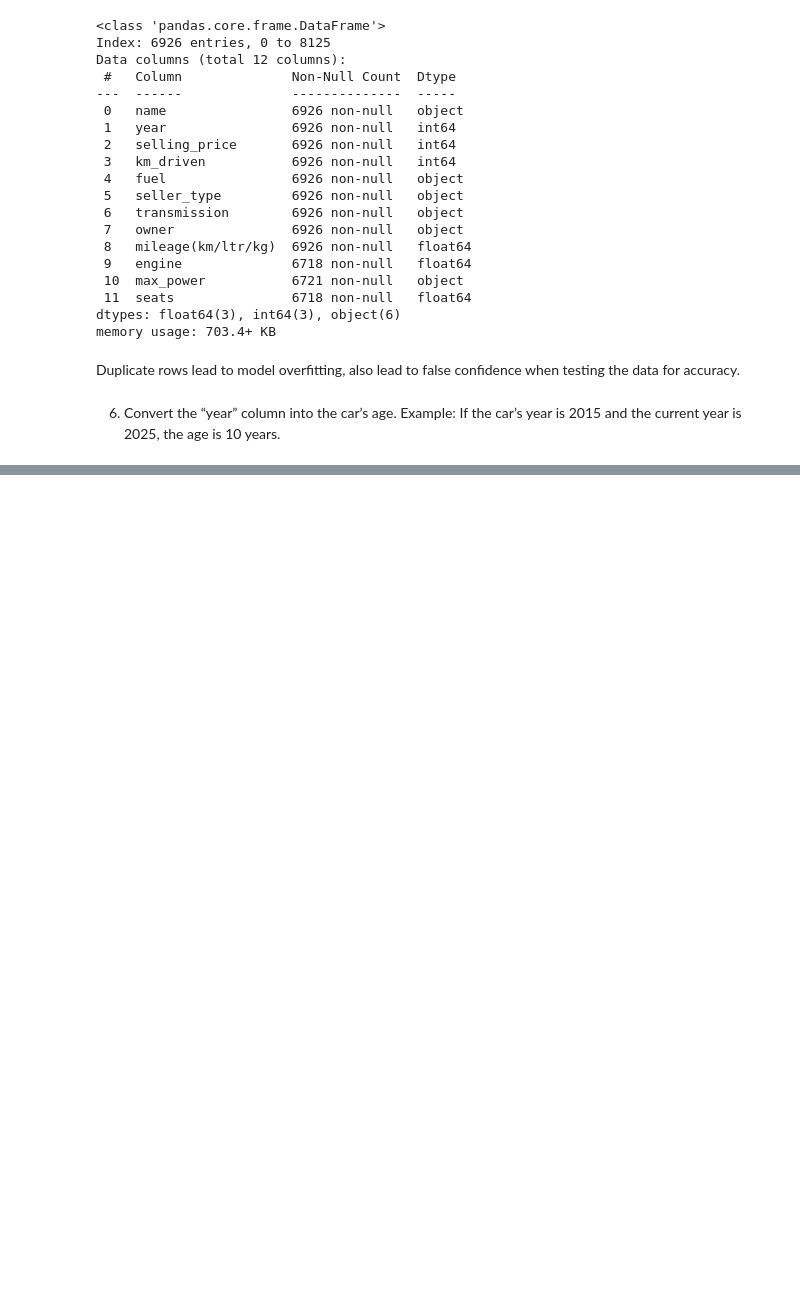
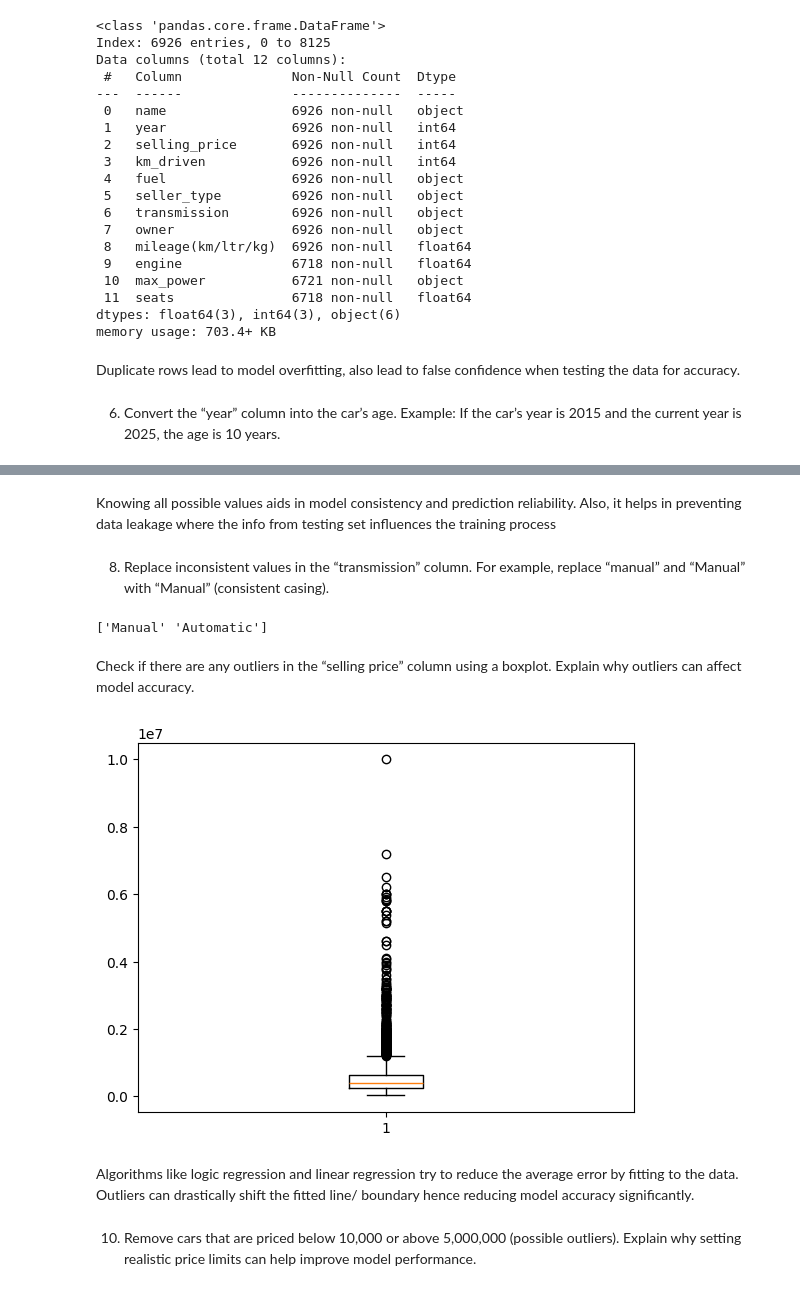
Before and after one commit to Cyrusz55/Car-Price-Prediction, a Jupyter notebook: Book1.ipynb, the cells around one changed output, grey strips where cells are left out. Cells and saved outputs as stored; diff of their text form; code cells hidden in the pictures; blank space fills up the shorter version.

```diff
--- a/Book1.ipynb
+++ b/Book1.ipynb
@@ -153,0 +173,28 @@ df.head()
+# %% [markdown]
+Knowing all possible values aids in model consistency and prediction reliability. Also, it helps in preventing data leakage where the info from testing set influences the training process
+# %% [markdown]
+8. Replace inconsistent values in the “transmission” column.
+ For example, replace “manual” and “Manual” with “Manual” (consistent casing).
+# %%
+unique_value = df['transmission'].unique()
+print(unique_value)
+# %% [output]
+['Manual' 'Automatic']
+# %%
+# replacing values in some certain column
+df['transmission'] = df['transmission'].replace('manual', 'Manual')
+df['transmission'] = df['transmission'].replace('automatic', 'Automatic')
+# %% [markdown]
+Check if there are any outliers in the “selling price” column using a boxplot.
+ Explain why outliers can affect model accuracy.
+# %%
+import matplotlib.pyplot as plt
+plt.boxplot(df['selling_price'])
+plt.show()
+# %% [output]
+[figure, added]
+# %% [markdown]
+Algorithms like logic regression and linear regression try to reduce the average error by fitting to the data. Outliers can drastically shift the fitted line/ boundary hence reducing model accuracy significantly.
+# %% [markdown]
+10. Remove cars that are priced below 10,000 or above 5,000,000 (possible outliers).
+ Explain why setting realistic price limits can help improve model performance.
```
Also changed, not shown: parts of 5 cells of this notebook.
